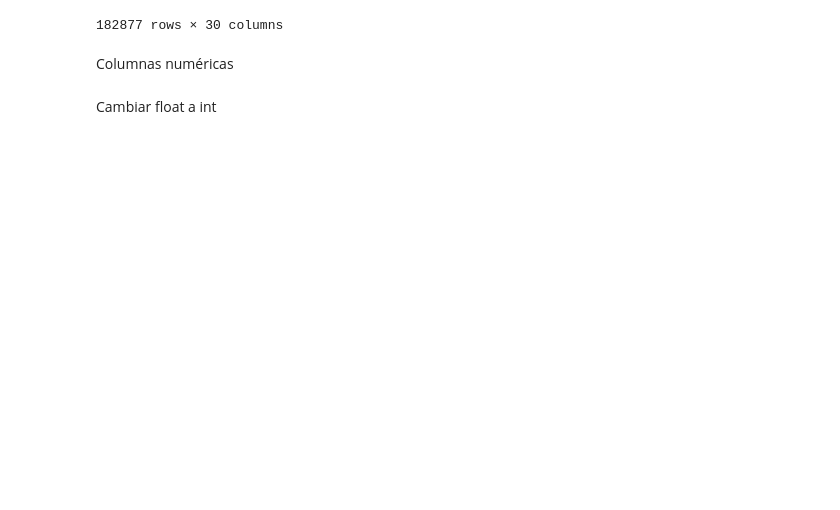
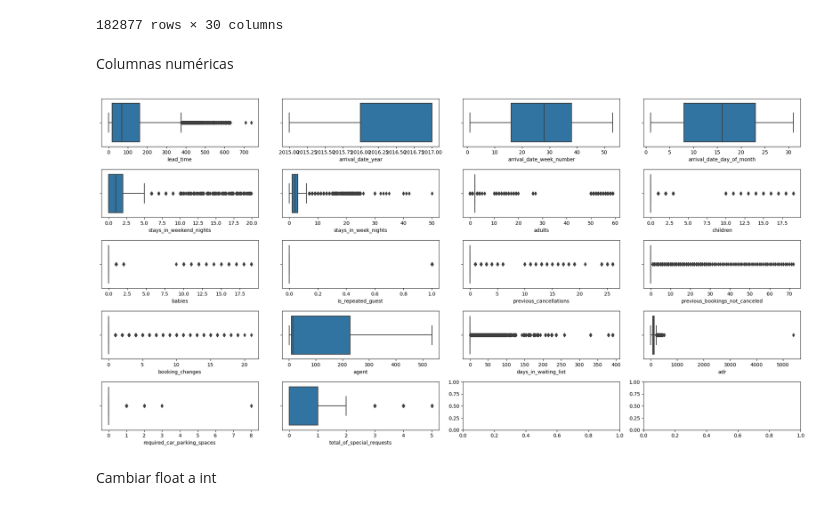
Before and after one commit to ValeFischer/Proyecto_Mod4_DataWizards, a Jupyter notebook: explorar-dataset.ipynb, the cells around one changed output. Cells and saved outputs as stored; diff of their text form; code cells hidden in the pictures; blank space fills up the shorter version.

```diff
--- a/explorar-dataset.ipynb
+++ b/explorar-dataset.ipynb
@@ -198,6 +201,23 @@ reemplazar_nulos_con_unknown(df, columnas_categoricas)
 182877 rows × 30 columns
 # %% [markdown]
 Columnas numéricas
+# %%
+nulos_esta_num = df[df.columns[df.isnull().any()]].select_dtypes(include = np.number).columns
+# %%
+# lo siguiente que tendríamos que hacer es ver si dentro de las columnas donde tenemos nulos tenemos valores atípicos.
+# Para hacer esto lo mejor es usar visualización, sin embargo, todavía no hemos aprendido (lo haremos mañana).
+# Por lo tanto, el código que tenéis a continuación no es necesario que lo entendais.
+
+fig, axes = plt.subplots(nrows = 5, ncols = 4, figsize = (20,10))
+
+axes = axes.flat
+
+for indice, col in enumerate(nulos_esta_num):
+    sns.boxplot(x = col, data = df, ax = axes[indice])
+
+plt.tight_layout()
+# %% [output]
+[figure, added]
 # %% [markdown]
 Cambiar float a int
 # %%
```
Also changed, not shown: parts of 1 cell of this notebook.
